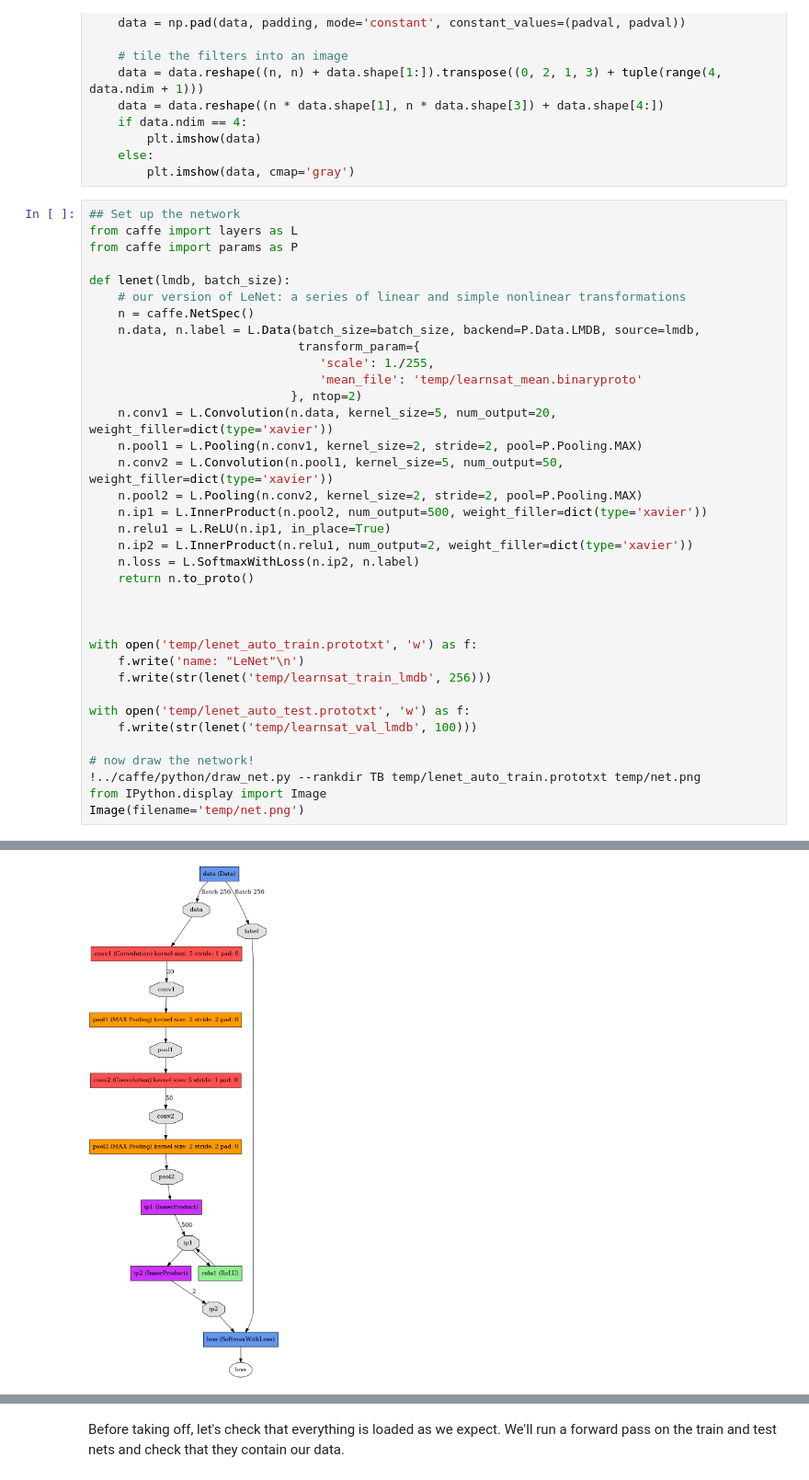
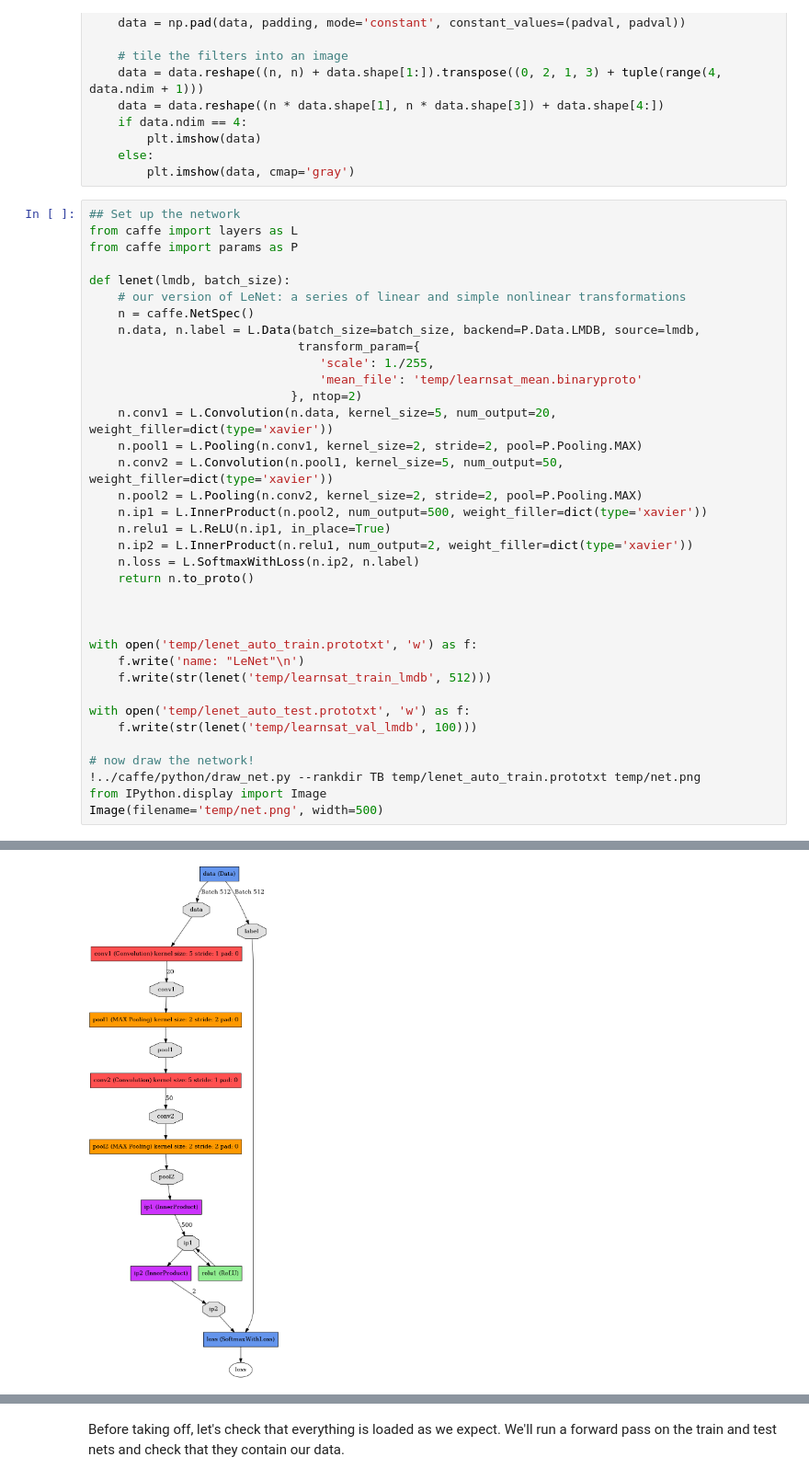
Before and after one commit to anandthakker/learnsat, a Jupyter notebook: lenet.ipynb, the cells around one changed output, grey strips where cells are left out. Shown at 92% size. Cells and saved outputs as stored; diff of their text form.

```diff
--- a/lenet.ipynb
+++ b/lenet.ipynb
@@ -42,36 +42,36 @@ def lenet(lmdb, batch_size):
     n = caffe.NetSpec()
     n.data, n.label = L.Data(batch_size=batch_size, backend=P.Data.LMDB, source=lmdb,
                              transform_param={
                                 'scale': 1./255,
                                 'mean_file': 'temp/learnsat_mean.binaryproto'
                             }, ntop=2)
     n.conv1 = L.Convolution(n.data, kernel_size=5, num_output=20, weight_filler=dict(type='xavier'))
     n.pool1 = L.Pooling(n.conv1, kernel_size=2, stride=2, pool=P.Pooling.MAX)
     n.conv2 = L.Convolution(n.pool1, kernel_size=5, num_output=50, weight_filler=dict(type='xavier'))
     n.pool2 = L.Pooling(n.conv2, kernel_size=2, stride=2, pool=P.Pooling.MAX)
     n.ip1 = L.InnerProduct(n.pool2, num_output=500, weight_filler=dict(type='xavier'))
     n.relu1 = L.ReLU(n.ip1, in_place=True)
     n.ip2 = L.InnerProduct(n.relu1, num_output=2, weight_filler=dict(type='xavier'))
     n.loss = L.SoftmaxWithLoss(n.ip2, n.label)
     return n.to_proto()
 
 
 
 with open('temp/lenet_auto_train.prototxt', 'w') as f:
     f.write('name: "LeNet"\n')
-    f.write(str(lenet('temp/learnsat_train_lmdb', 256)))
+    f.write(str(lenet('temp/learnsat_train_lmdb', 512)))
 
 with open('temp/lenet_auto_test.prototxt', 'w') as f:
     f.write(str(lenet('temp/learnsat_val_lmdb', 100)))
 
 # now draw the network!
 !../caffe/python/draw_net.py --rankdir TB temp/lenet_auto_train.prototxt temp/net.png
 from IPython.display import Image
-Image(filename='temp/net.png')
+Image(filename='temp/net.png', width=500)
 # %% [output]
 libdc1394 error: Failed to initialize libdc1394
 Drawing net to temp/net.png
-[figure, old version]
+[figure, new version]
 # %%
 solver_config = """# Generated from python.
 # Train Set
```
Also changed, not shown: parts of 7 cells of this notebook, 1 other file.
